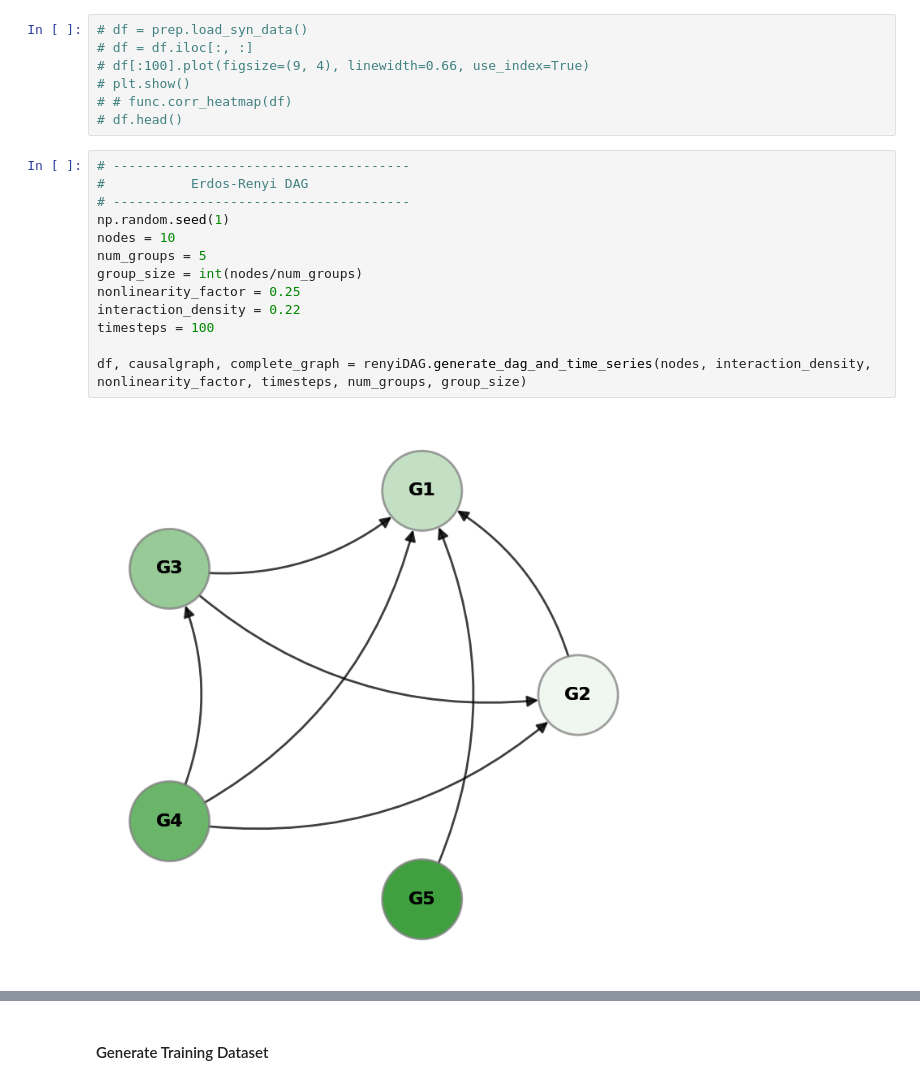
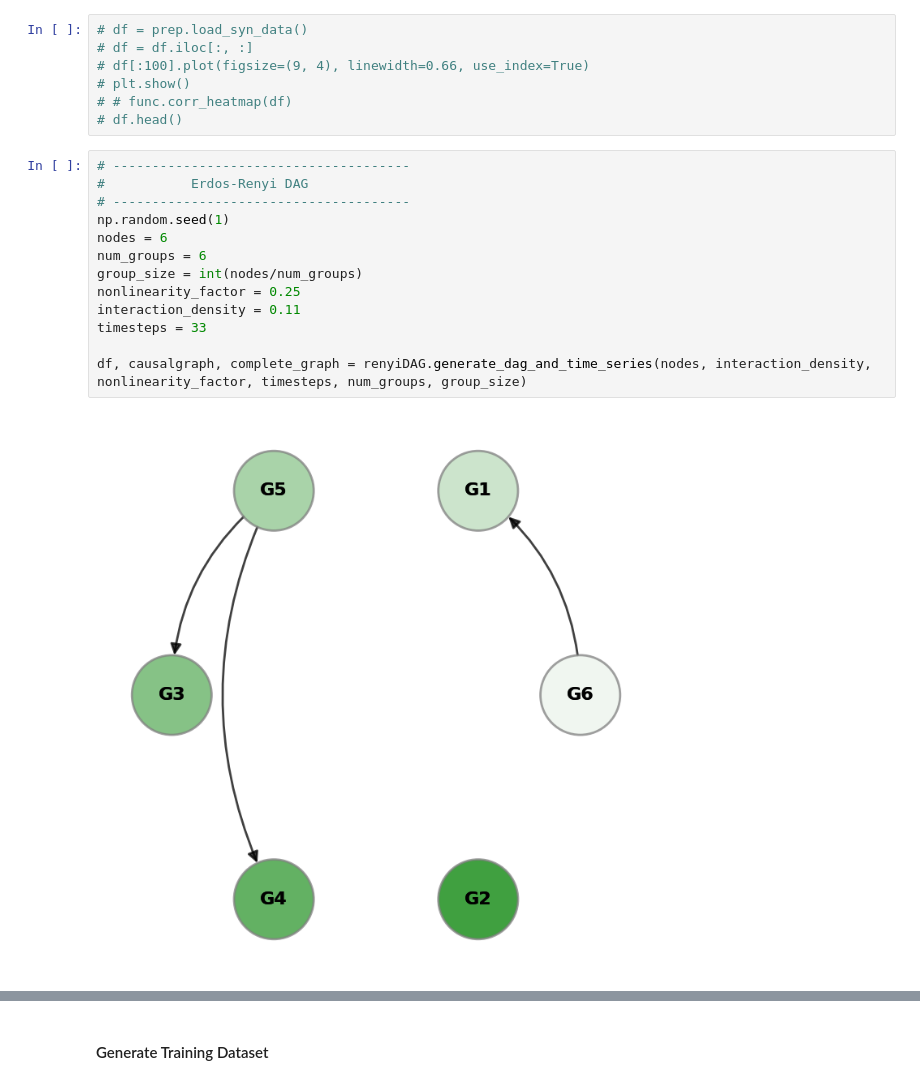
Before and after one commit to wasimahmadpk/gCause, a Jupyter notebook: src/gcdmi_examples.ipynb, the cells around one changed output, grey strips where cells are left out. Cells and saved outputs as stored; diff of their text form.

Commit message:
multi-groups experiments

```diff
--- a/src/gcdmi_examples.ipynb
+++ b/src/gcdmi_examples.ipynb
@@ -69,15 +69,15 @@ model_name = pars.get('model_name') + '00153'
 # %%
 # --------------------------------------
 #           Erdos-Renyi DAG
 # --------------------------------------
 np.random.seed(1)
-nodes = 10
-num_groups = 5
+nodes = 6
+num_groups = 6
 group_size = int(nodes/num_groups)
 nonlinearity_factor = 0.25
-interaction_density = 0.22
-timesteps = 100
+interaction_density = 0.11
+timesteps = 33
 
 df, causalgraph, complete_graph = renyiDAG.generate_dag_and_time_series(nodes, interaction_density, nonlinearity_factor, timesteps, num_groups, group_size)
 # %% [output]
-[figure, old version]
+[figure, new version]
```
Also changed, not shown: parts of 2 cells of this notebook, 4 other files.
